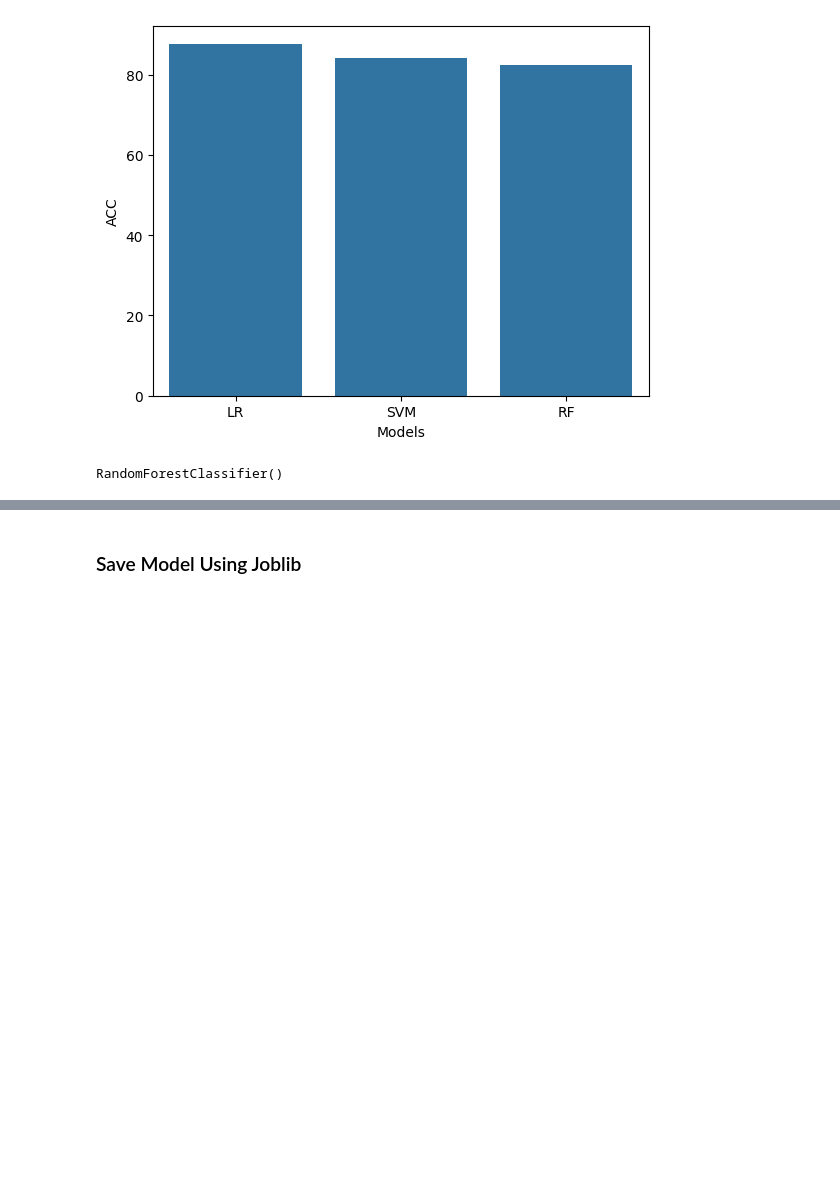
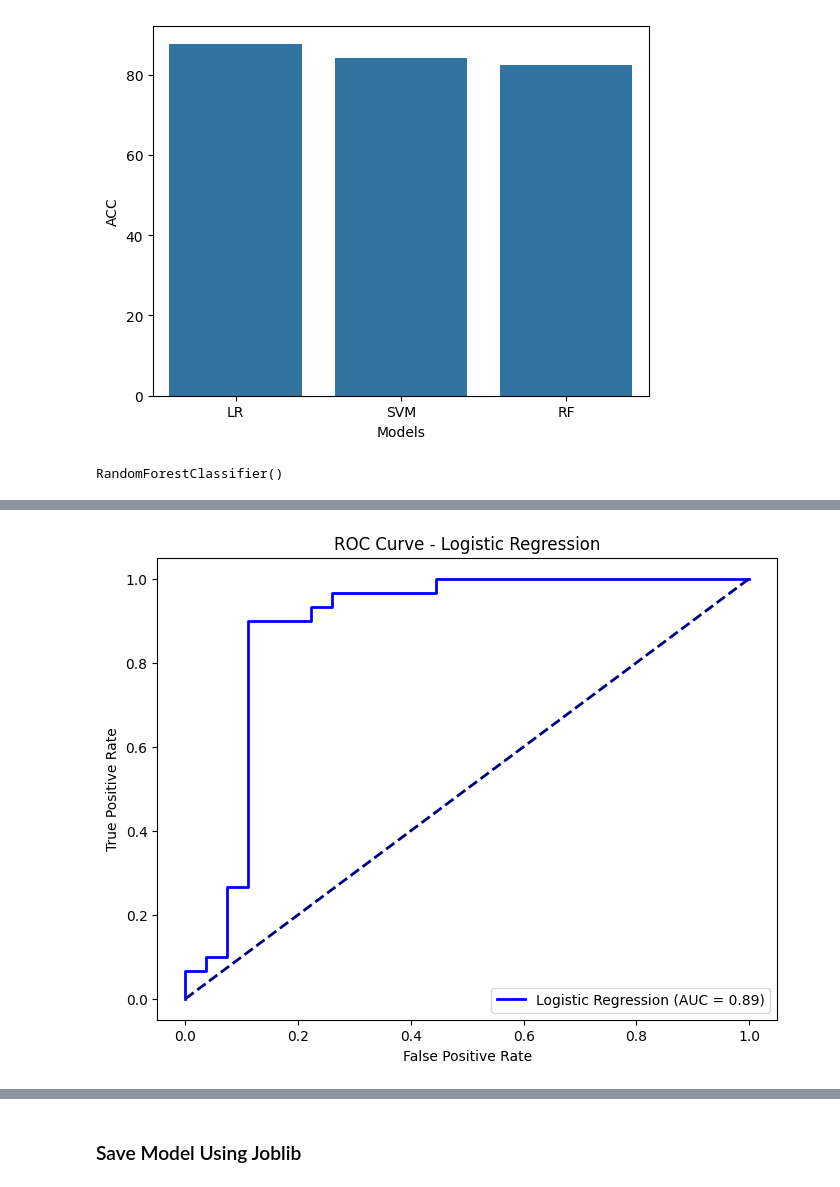
Before and after one commit to Sulavsir/Major_Project, a Jupyter notebook: Flask_disease_ML/Predict_HeartDisease.ipynb, the cells around one changed output, grey strips where cells are left out. Saved outputs shown, nothing was run; the diff lists cells and outputs as text; code cells hidden in the pictures; blank space fills up the shorter version.

```diff
--- a/Flask_disease_ML/Predict_HeartDisease.ipynb
+++ b/Flask_disease_ML/Predict_HeartDisease.ipynb
@@ -427,0 +559,19 @@ RandomForestClassifier()
+# %%
+# Predicted probabilities for Logistic Regression
+y_prob_log = log_model.predict_proba(X_test)[:, 1]  # Probabilities for the positive class
+
+# Compute ROC curve and AUC for Logistic Regression
+fpr_log, tpr_log, _ = roc_curve(y_test, y_prob_log)
+roc_auc_log = auc(fpr_log, tpr_log)
+
+# Plot ROC curve for Logistic Regression
+plt.figure(figsize=(8, 6))
+plt.plot(fpr_log, tpr_log, color='blue', lw=2, label=f'Logistic Regression (AUC = {roc_auc_log:.2f})')
+plt.plot([0, 1], [0, 1], color='navy', lw=2, linestyle='--')  # Random classifier line
+plt.xlabel('False Positive Rate')
+plt.ylabel('True Positive Rate')
+plt.title('ROC Curve - Logistic Regression')
+plt.legend(loc='lower right')
+plt.show()
+# %% [output]
+[figure, added]
```
Also changed, not shown: parts of 8 cells of this notebook, 2 other files.
